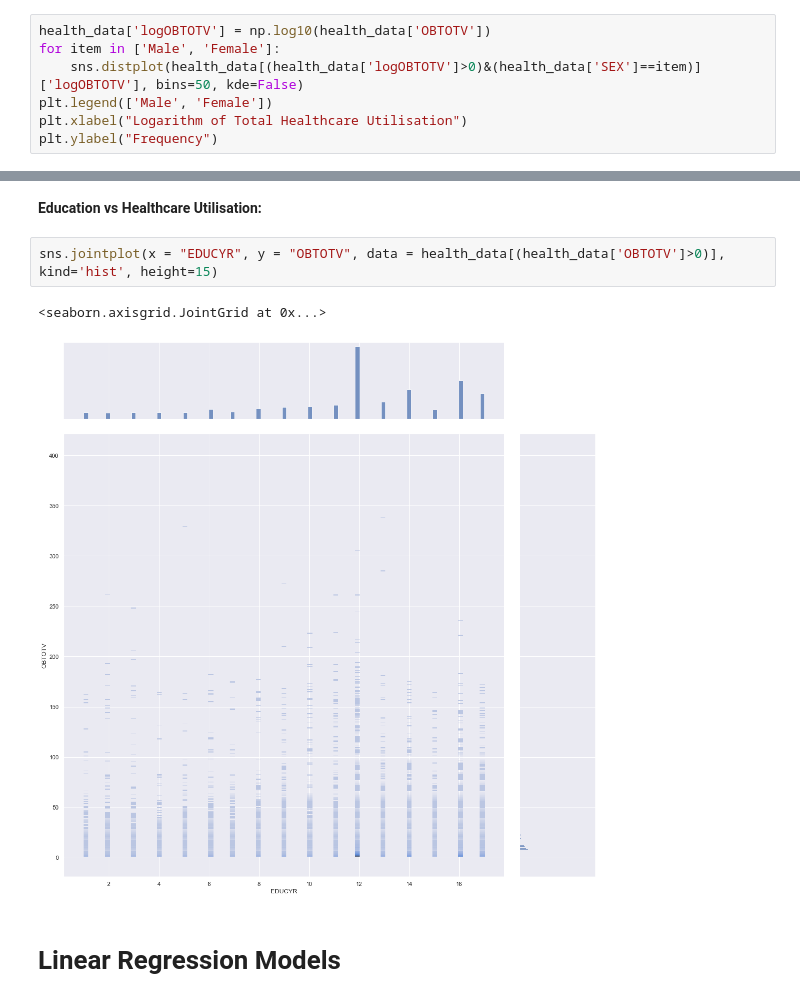
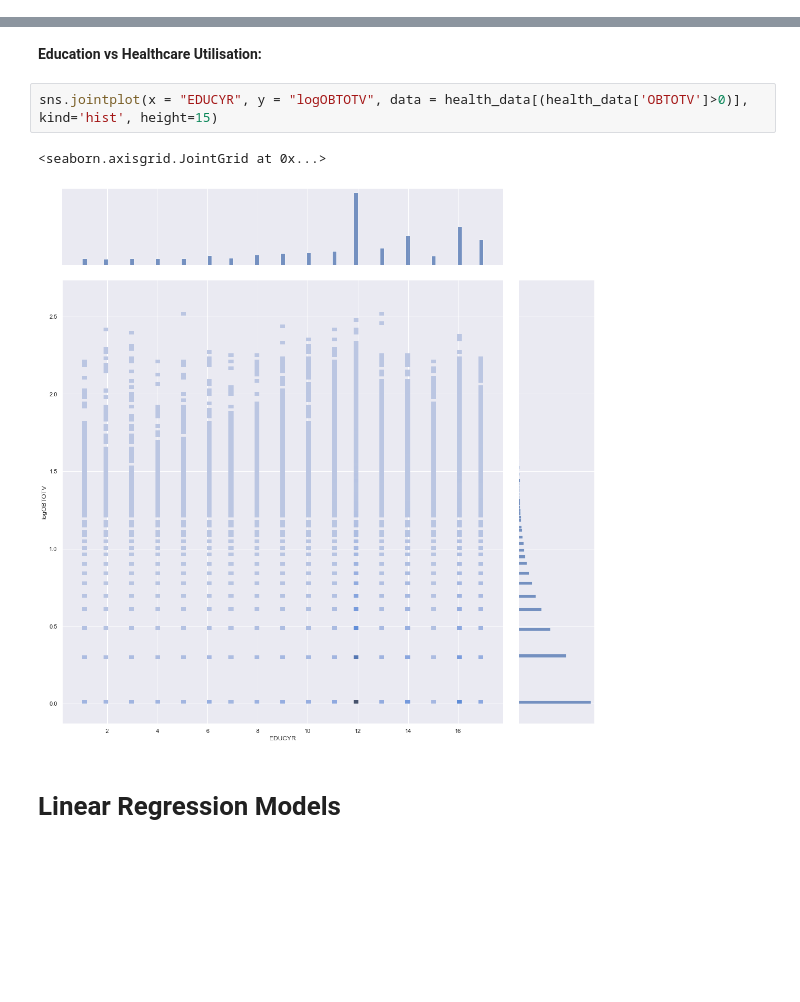
Before and after one commit to ndrmahmoudi/hefnotebooks, a Jupyter notebook: HealthEcon.ipynb, the cells around one changed output, grey strips where cells are left out. Saved outputs shown, nothing was run; the diff lists cells and outputs as text; blank space fills up the shorter version.

```diff
--- a/HealthEcon.ipynb
+++ b/HealthEcon.ipynb
@@ -175,9 +192,2 @@ Text(0, 0.5, 'Frequency')
 # %% [markdown]
 **Gender VS Healthcare Utilisation:**
-# %%
-health_data['logOBTOTV'] = np.log10(health_data['OBTOTV'])
-for item in ['Male', 'Female']:
-    sns.distplot(health_data[(health_data['logOBTOTV']>0)&(health_data['SEX']==item)]['logOBTOTV'], bins=50, kde=False)
-plt.legend(['Male', 'Female'])
-plt.xlabel("Logarithm of Total Healthcare Utilisation")
-plt.ylabel("Frequency")
@@ -194,10 +204,10 @@ sns.jointplot(x = "AGE", y = "logOBTOTV", data = health_data[(health_data['OBTOT
 # %% [markdown]
 **Education vs Healthcare Utilisation:**
 # %%
-sns.jointplot(x = "EDUCYR", y = "OBTOTV", data = health_data[(health_data['OBTOTV']>0)], kind='hist', height=15)
+sns.jointplot(x = "EDUCYR", y = "logOBTOTV", data = health_data[(health_data['OBTOTV']>0)], kind='hist', height=15)
 # %% [output]
 <seaborn.axisgrid.JointGrid at 0x...>
-[figure, old version]
+[figure, new version]
 # %% [markdown]
 # Linear Regression Models
 # %% [markdown]
```
Also changed, not shown: parts of 5 cells of this notebook.
